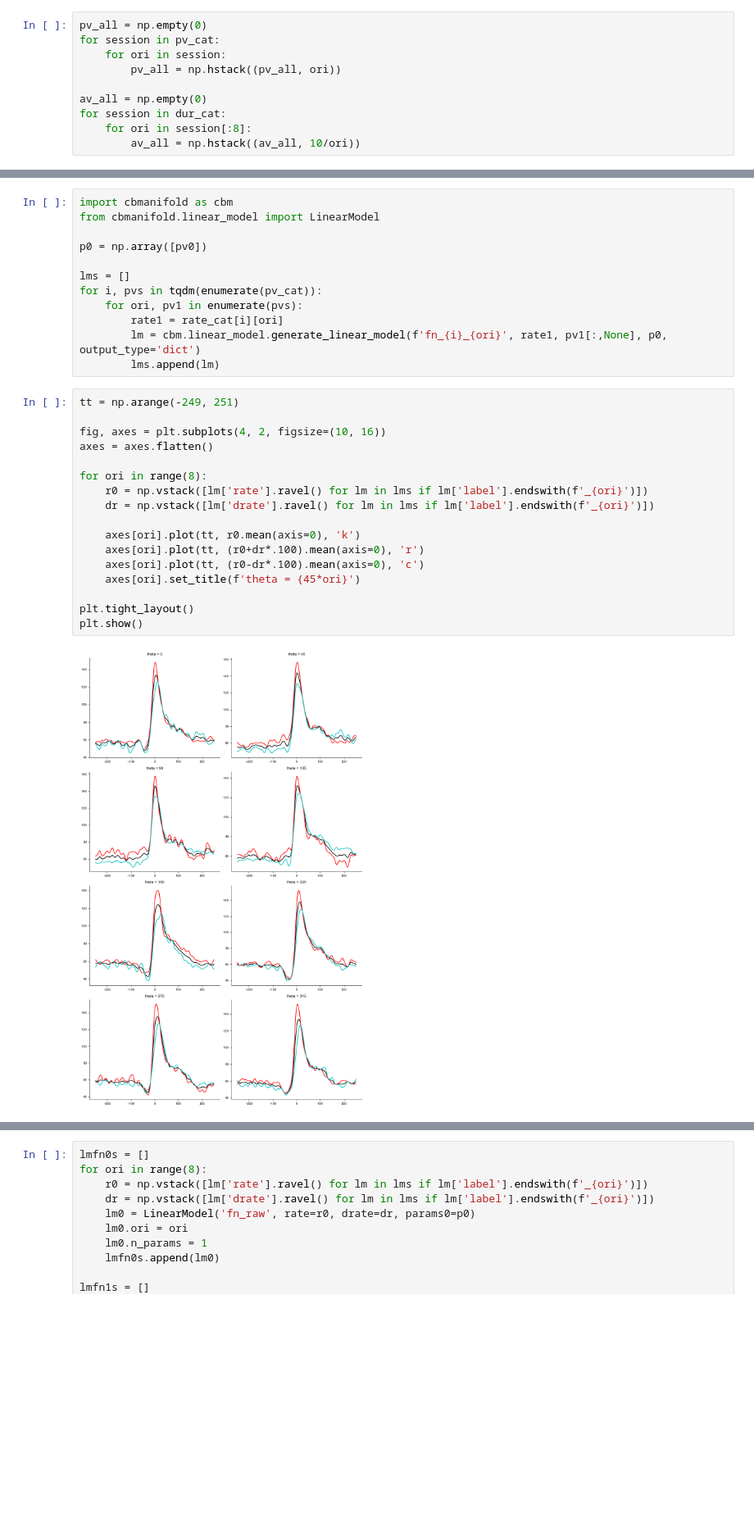
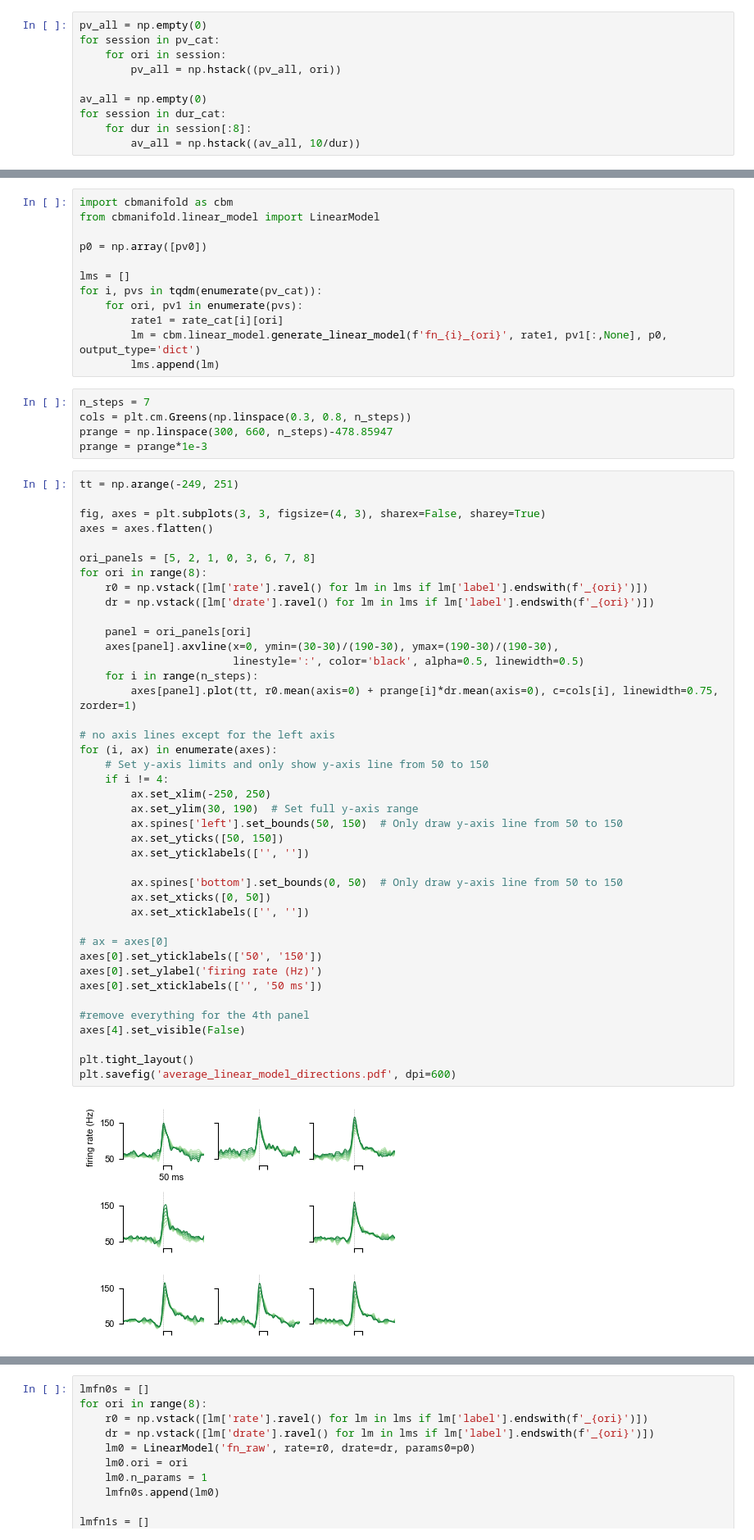
Before and after one commit to NeuroAI-IBS/fn_data_saccade, a Jupyter notebook: Data sorting/python_code/linear_analy_SH.ipynb, the cells around one changed output, grey strips where cells are left out. Shown at 82% size. Drawn from its saved outputs; the diff is of its cells as text; blank space fills up the shorter version.

Commit message:
add figures for CBrain poster

```diff
--- a/Data sorting/python_code/linear_analy_SH.ipynb
+++ b/Data sorting/python_code/linear_analy_SH.ipynb
@@ -50,8 +84,8 @@ for session in pv_cat:
 
 av_all = np.empty(0)
 for session in dur_cat:
-    for ori in session[:8]:
-        av_all = np.hstack((av_all, 10/ori))
+    for dur in session[:8]:
+        av_all = np.hstack((av_all, 10/dur))
 # %%
 # plot the histogram of pv_all and av_all side by side
 import matplotlib.pyplot as plt
@@ -192,22 +235,51 @@ for i, pvs in tqdm(enumerate(pv_cat)):
         rate1 = rate_cat[i][ori]
         lm = cbm.linear_model.generate_linear_model(f'fn_{i}_{ori}', rate1, pv1[:,None], p0, output_type='dict')
         lms.append(lm)
+# %%
+n_steps = 7
+cols = plt.cm.Greens(np.linspace(0.3, 0.8, n_steps))
+prange = np.linspace(300, 660, n_steps)-478.85947
+prange = prange*1e-3
 # %%
 tt = np.arange(-249, 251)
 
-fig, axes = plt.subplots(4, 2, figsize=(10, 16))
+fig, axes = plt.subplots(3, 3, figsize=(4, 3), sharex=False, sharey=True)
 axes = axes.flatten()
 
+ori_panels = [5, 2, 1, 0, 3, 6, 7, 8]
 for ori in range(8):
     r0 = np.vstack([lm['rate'].ravel() for lm in lms if lm['label'].endswith(f'_{ori}')])
     dr = np.vstack([lm['drate'].ravel() for lm in lms if lm['label'].endswith(f'_{ori}')])
 
-    axes[ori].plot(tt, r0.mean(axis=0), 'k')
-    axes[ori].plot(tt, (r0+dr*.100).mean(axis=0), 'r')
-    axes[ori].plot(tt, (r0-dr*.100).mean(axis=0), 'c')
-    axes[ori].set_title(f'theta = {45*ori}')
+    panel = ori_panels[ori]
+    axes[panel].axvline(x=0, ymin=(30-30)/(190-30), ymax=(190-30)/(190-30),
+                        linestyle=':', color='black', alpha=0.5, linewidth=0.5)
+    for i in range(n_steps):
+        axes[panel].plot(tt, r0.mean(axis=0) + prange[i]*dr.mean(axis=0), c=cols[i], linewidth=0.75, zorder=1)
+
+# no axis lines except for the left axis
+for (i, ax) in enumerate(axes):
+    # Set y-axis limits and only show y-axis line from 50 to 150
+    if i != 4:
+        ax.set_xlim(-250, 250)
+        ax.set_ylim(30, 190)  # Set full y-axis range
+        ax.spines['left'].set_bounds(50, 150)  # Only draw y-axis line from 50 to 150
+        ax.set_yticks([50, 150])
+        ax.set_yticklabels(['', ''])
+
+        ax.spines['bottom'].set_bounds(0, 50)  # Only draw y-axis line from 50 to 150
+        ax.set_xticks([0, 50])
+        ax.set_xticklabels(['', ''])
+
+# ax = axes[0]
+axes[0].set_yticklabels(['50', '150'])
+axes[0].set_ylabel('firing rate (Hz)')
+axes[0].set_xticklabels(['', '50 ms'])
+
+#remove everything for the 4th panel
+axes[4].set_visible(False)
 
 plt.tight_layout()
-plt.show()
+plt.savefig('average_linear_model_directions.pdf', dpi=600)
 # %% [output]
-[figure, old version]
+[figure, new version]
```
Also changed, not shown: parts of 27 cells of this notebook, 28 other files.
